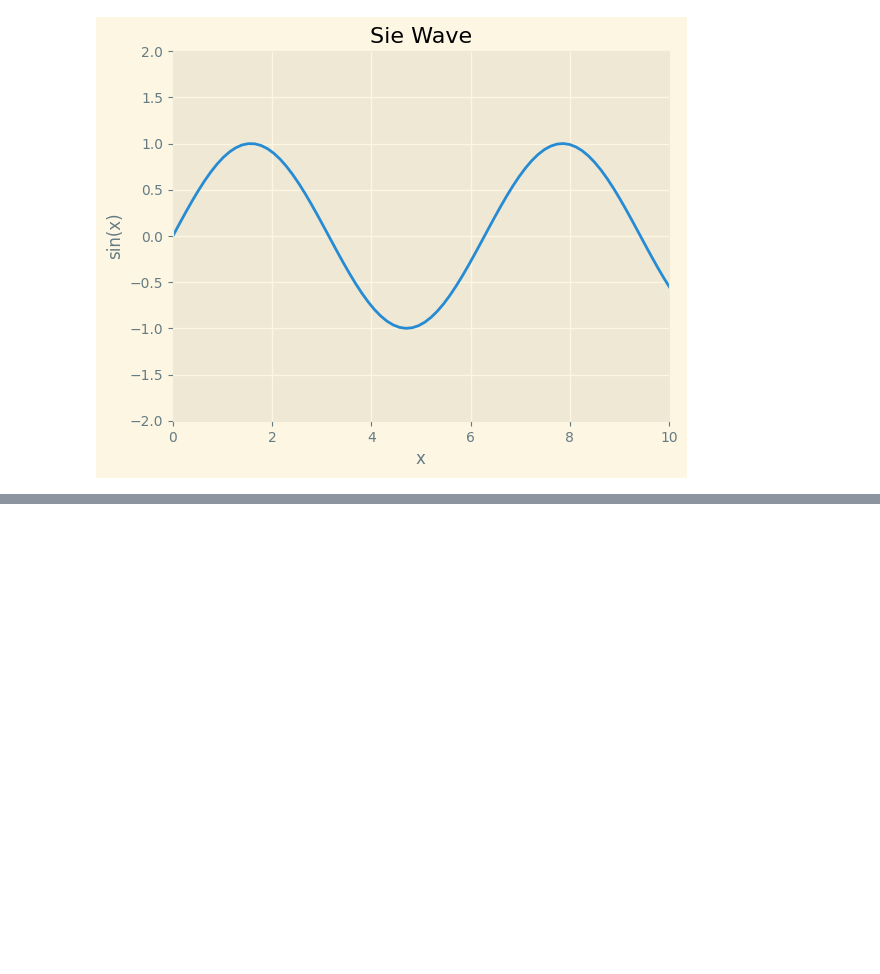
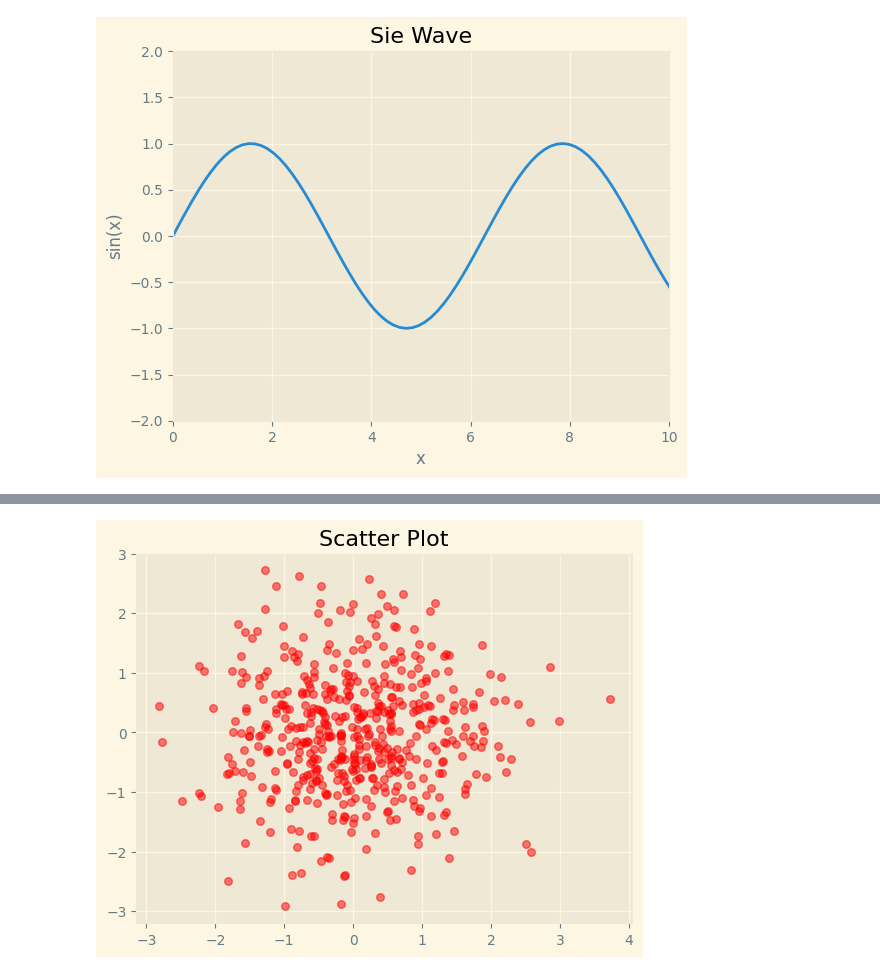
Before and after one commit to ujjwaljha1/Python, a Jupyter notebook: Libraries/Matplotlib.ipynb, the cells around one changed output, grey strips where cells are left out. Saved outputs shown, nothing was run; the diff lists cells and outputs as text; code cells hidden in the pictures; blank space fills up the shorter version.

```diff
--- a/Libraries/Matplotlib.ipynb
+++ b/Libraries/Matplotlib.ipynb
@@ -273,0 +280,13 @@ fig.plot()
+# %%
+
+n = 500
+x = np.random.randn(n)
+y = np.random.randn(n)
+
+plt.scatter(x,y, c = 'red', alpha = .5, s = 30)
+
+plt.title('Scatter Plot')
+
+plt.show()
+# %% [output]
+[figure, added]
```
Also changed, not shown: parts of 1 cell of this notebook.
